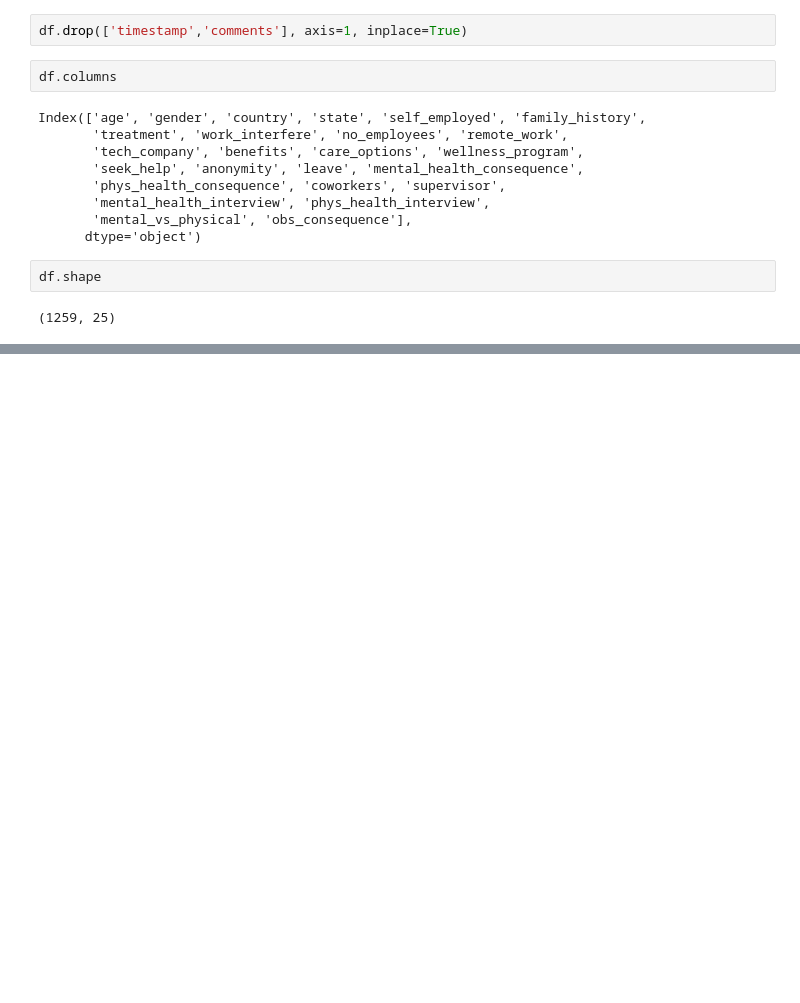
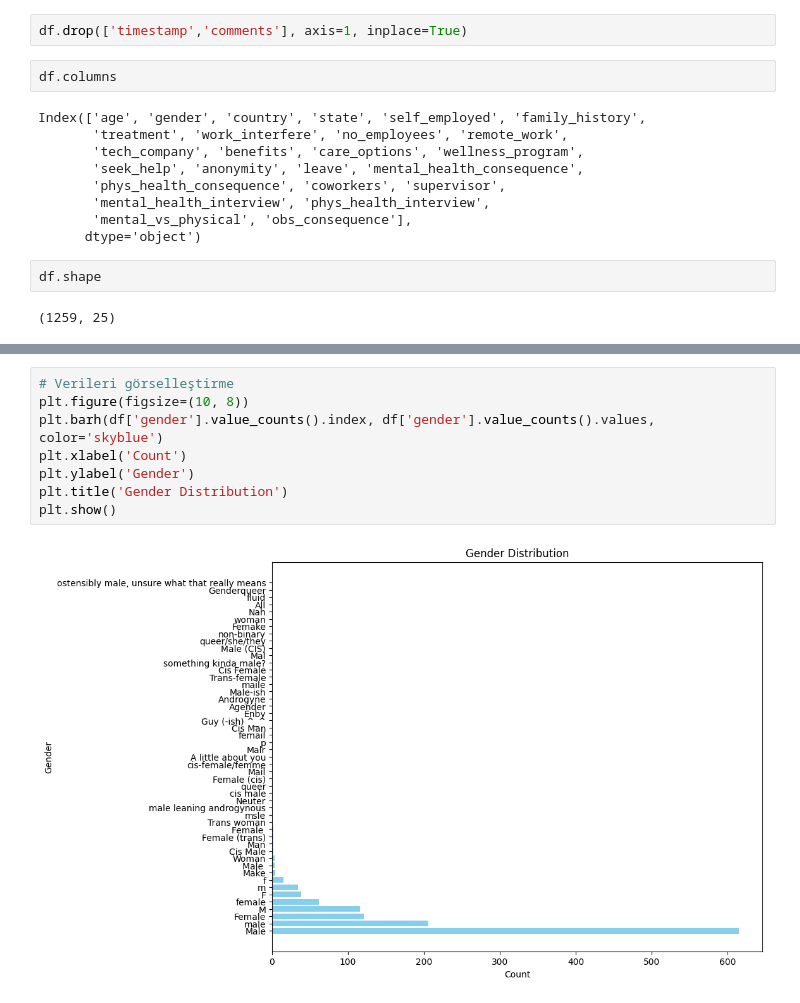
Before and after one commit to denizdagli/mental-health, a Jupyter notebook: dataAnalysis.ipynb, the cells around one changed output, grey strips where cells are left out. Drawn from its saved outputs; the diff is of its cells as text; blank space fills up the shorter version.

```diff
--- a/dataAnalysis.ipynb
+++ b/dataAnalysis.ipynb
@@ -279,0 +322,10 @@ df.shape
+# %%
+# Verileri görselleştirme
+plt.figure(figsize=(10, 8))
+plt.barh(df['gender'].value_counts().index, df['gender'].value_counts().values, color='skyblue')
+plt.xlabel('Count')
+plt.ylabel('Gender')
+plt.title('Gender Distribution')
+plt.show()
+# %% [output]
+[figure, added]
```
Also changed, not shown: parts of 15 cells of this notebook.
